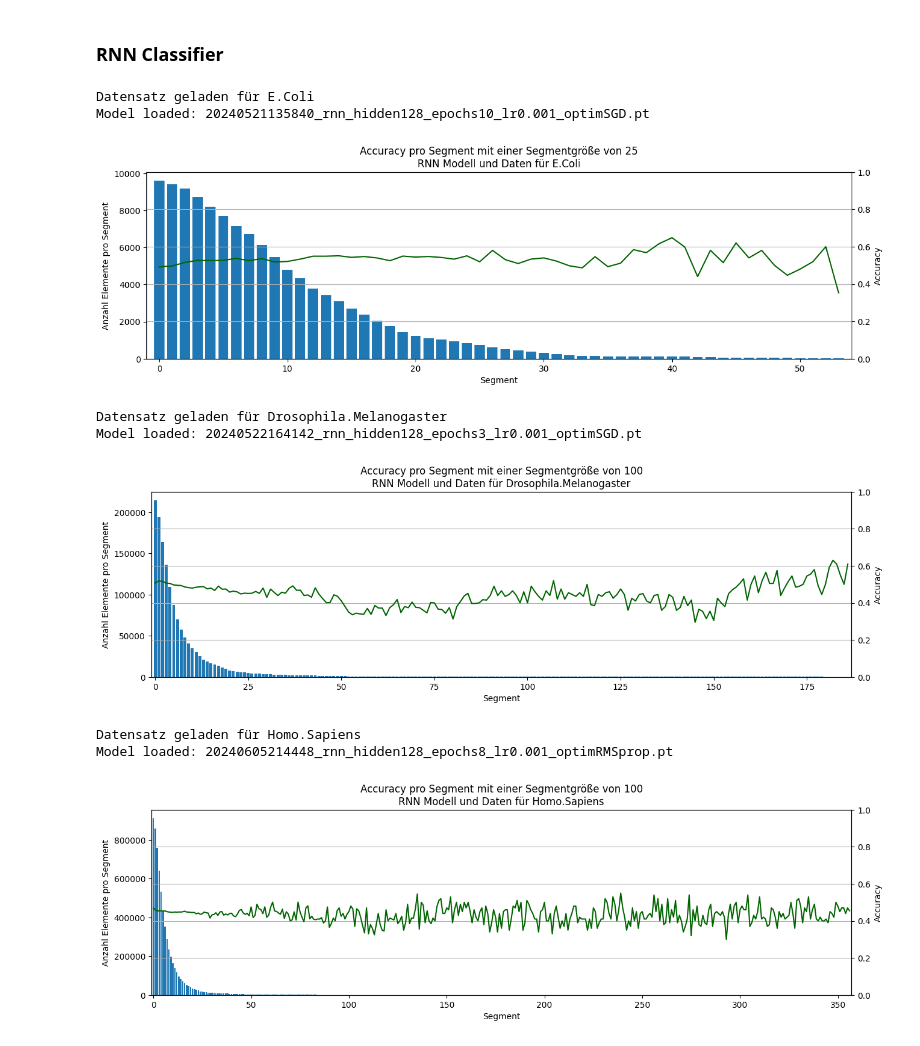
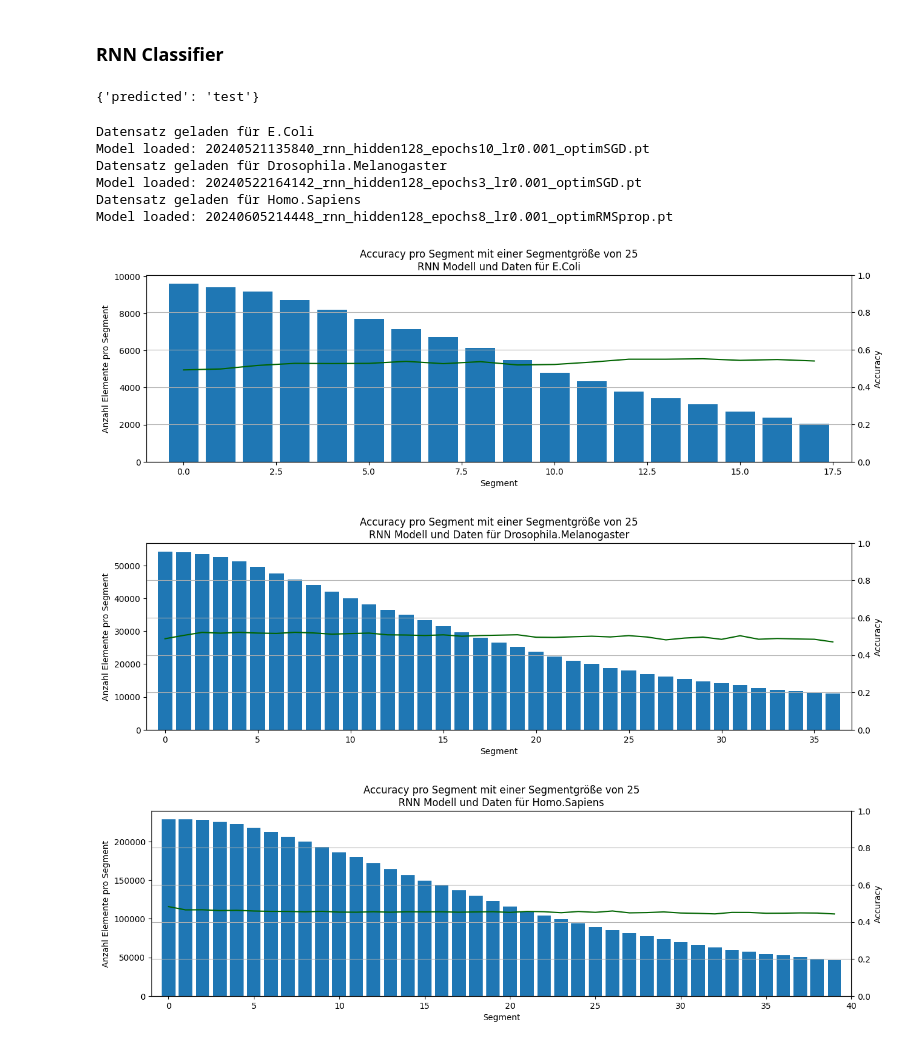
Before and after one commit to maxikuehn/PMDS_Codons, a Jupyter notebook: notebooks/RNN_Testing.ipynb, the cells around one changed output. Drawn from its saved outputs; the diff is of its cells as text; code cells hidden in the pictures.

```diff
--- a/notebooks/RNN_Testing.ipynb
+++ b/notebooks/RNN_Testing.ipynb
@@ -211,8 +208,18 @@ plt.show()
 [figure]
 # %% [markdown]
 ### RNN Classifier
+# %%
+
+rnn_predictions = {}
+rnn_predictions["predicted"] = "test"
+
+rnn_predictions
+# %% [output]
+{'predicted': 'test'}
 # %%
-for (org, segment_size) in [("E.Coli", 25), ("Drosophila.Melanogaster", 100), ("Homo.Sapiens", 100)]:
+rnn_predictions={}
+
+for org in ["E.Coli", "Drosophila.Melanogaster", "Homo.Sapiens"]:
     test_dataset = mlh.CodonDataset(organism=org, split="test", padding_pos=None)
     test_loader = DataLoader(test_dataset, batch_size=1)
     print(f"Datensatz geladen für {org}")
@@ -222,16 +229,26 @@ for (org, segment_size) in [("E.Coli", 25), ("Drosophila.Melanogaster", 100), ("
 
     classifier = rnn.RNN_Classifier(rnnModel)
     pred, labels = classifier.predict_codons(test_loader)
+    rnn_predictions[org] = (pred,labels)
 
-    seg_acc, seg_el = classifier.calc_accuracy_per_segment(labels, pred, segment_size=segment_size)
-    mle.plot_accuracies_per_segment(seg_acc, seg_el, f"Accuracy pro Segment mit einer Segmentgröße von {segment_size}\nRNN Modell und Daten für {org}")
+mlh.to_pickle(rnn_predictions, "../data/rnn_predictions.pkl")
 # %% [output]
 Datensatz geladen für E.Coli
 Model loaded: 20240521135840_rnn_hidden128_epochs10_lr0.001_optimSGD.pt
+Datensatz geladen für Drosophila.Melanogaster
+Model loaded: 20240522164142_rnn_hidden128_epochs3_lr0.001_optimSGD.pt
+Datensatz geladen für Homo.Sapiens
+Model loaded: 20240605214448_rnn_hidden128_epochs8_lr0.001_optimRMSprop.pt
-[figure, removed]
-Datensatz geladen für Drosophila.Melanogaster
-Model loaded: 20240522164142_rnn_hidden128_epochs3_lr0.001_optimSGD.pt
-[figure, removed]
-Datensatz geladen für Homo.Sapiens
-Model loaded: 20240605214448_rnn_hidden128_epochs8_lr0.001_optimRMSprop.pt
-[figure, removed]
+# %%
+rnn_predictions = mlh.from_pickle("../data/rnn_predictions.pkl")
+segment_size = 25
+cut_data_at = 0.2
+
+for org in ["E.Coli", "Drosophila.Melanogaster", "Homo.Sapiens"]:
+    pred,labels = rnn_predictions[org]
+    seg_acc, seg_el = classifier.calc_accuracy_per_segment(labels, pred, segment_size=segment_size, cut_data_at=0.2)
+    mle.plot_accuracies_per_segment(seg_acc, seg_el, f"Accuracy pro Segment mit einer Segmentgröße von {segment_size}\nRNN Modell und Daten für {org}")
+# %% [output]
+[figure, added]
+[figure, added]
+[figure, added]
```
Also changed, not shown: parts of 1 cell of this notebook, 1 other file.
